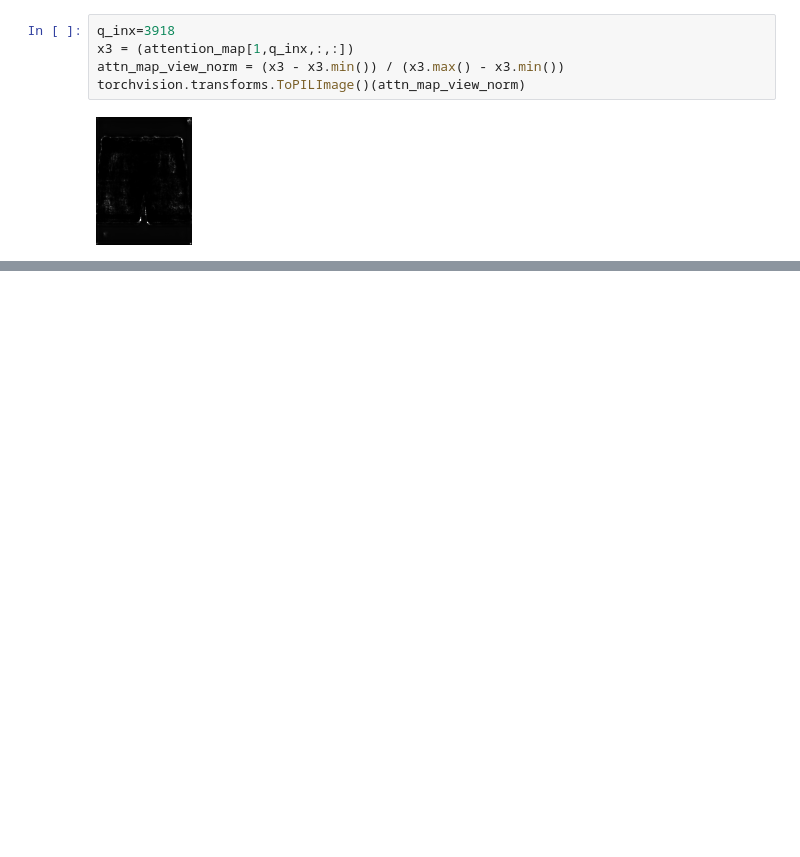
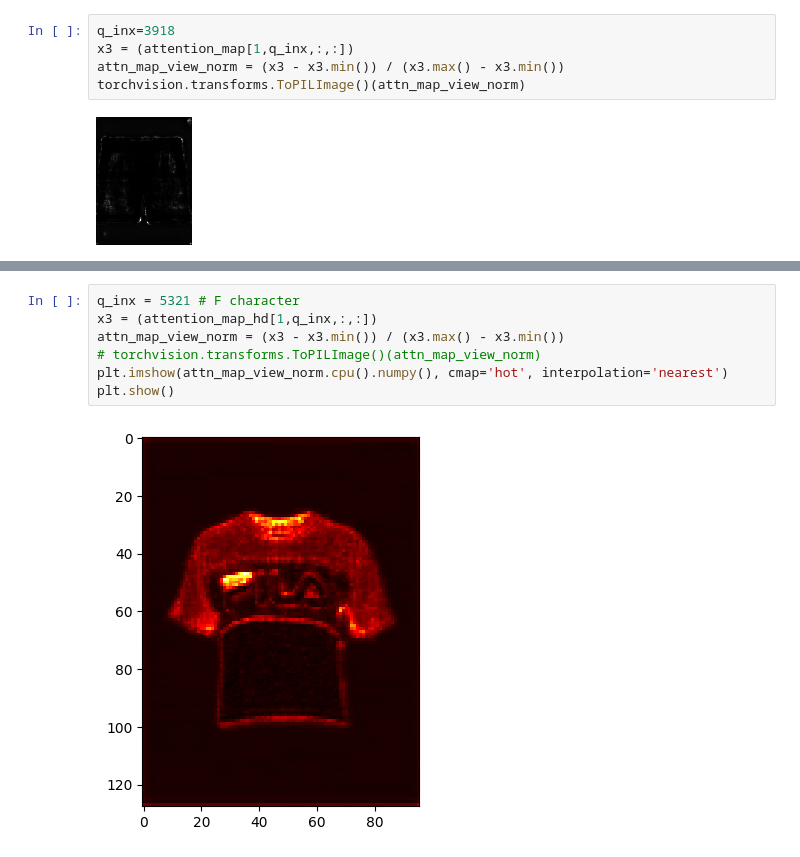
Before and after one commit to thanhdh98/Leffa_Experiment, a Jupyter notebook: attention_map_proccessor.ipynb, the cells around one changed output, grey strips where cells are left out. Drawn from its saved outputs; the diff is of its cells as text; blank space fills up the shorter version.

```diff
--- a/attention_map_proccessor.ipynb
+++ b/attention_map_proccessor.ipynb
@@ -41,0 +189,9 @@ torchvision.transforms.ToPILImage()(attn_map_view_norm)
+# %%
+q_inx = 5321 # F character
+x3 = (attention_map_hd[1,q_inx,:,:])
+attn_map_view_norm = (x3 - x3.min()) / (x3.max() - x3.min())
+# torchvision.transforms.ToPILImage()(attn_map_view_norm)
+plt.imshow(attn_map_view_norm.cpu().numpy(), cmap='hot', interpolation='nearest')
+plt.show()
+# %% [output]
+[figure, added]
```
Also changed, not shown: parts of 40 cells of this notebook, 4 other files.
